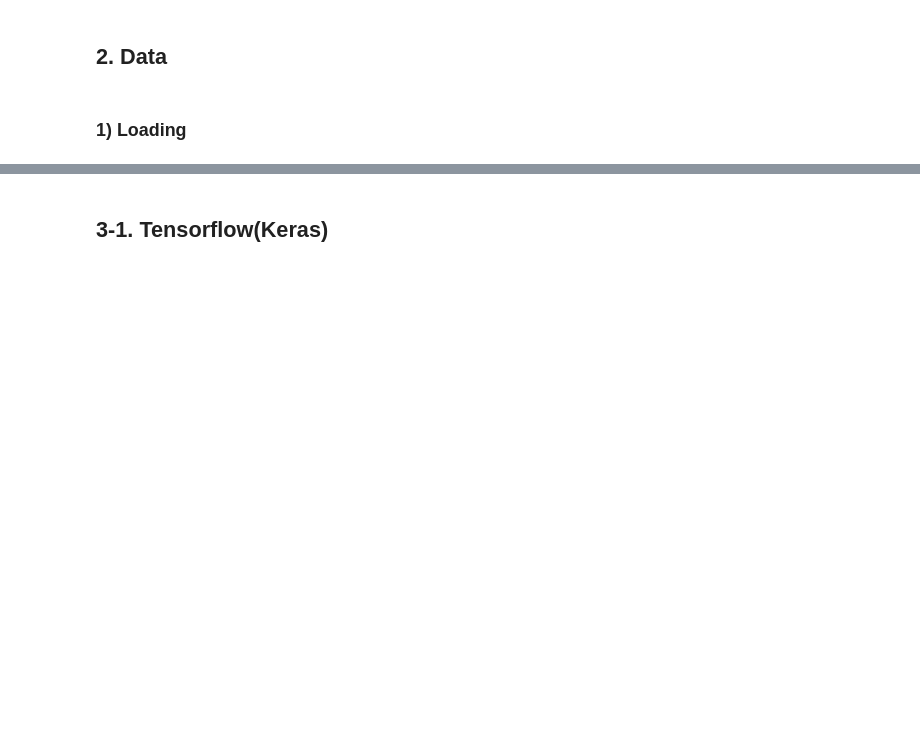
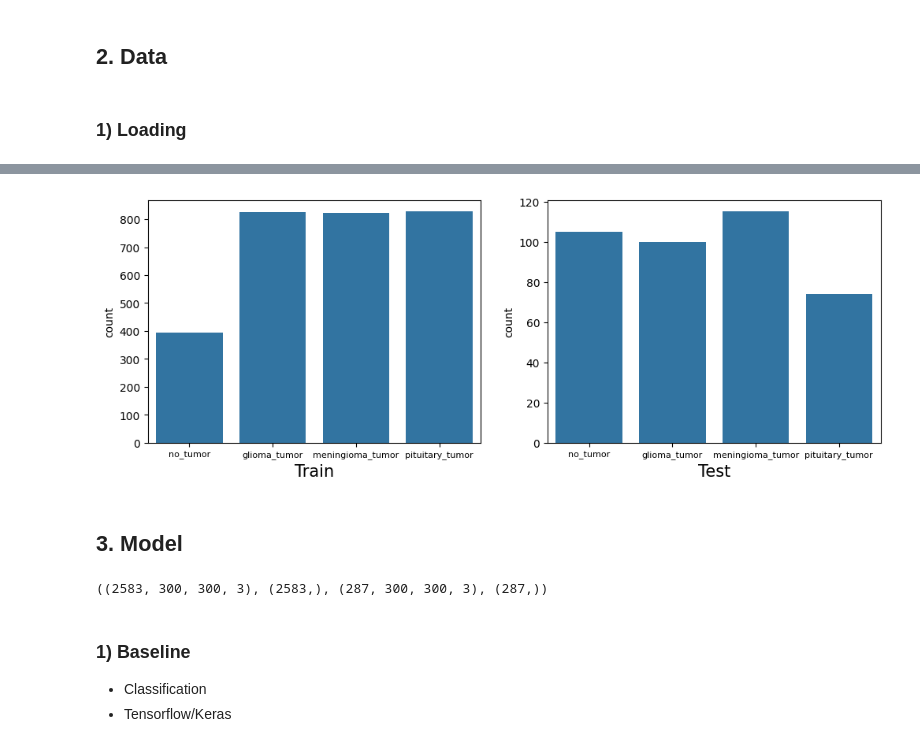
Before and after one commit to Kim-Minhee/ESC, a Jupyter notebook: practice/01_Brain Tumor Detection- Keras&Pytorch 🧠🧠.ipynb, the cells around one changed output, grey strips where cells are left out. Saved outputs shown, nothing was run; the diff lists cells and outputs as text; code cells hidden in the pictures; blank space fills up the shorter version.

Commit message:
model_baseline

```diff
--- a/practice/01_Brain Tumor Detection- Keras&Pytorch 🧠🧠.ipynb
+++ b/practice/01_Brain Tumor Detection- Keras&Pytorch 🧠🧠.ipynb
@@ -98,0 +91,20 @@ FileNotFoundError: [WinError 3] 지정된 경로를 찾을 수 없습니다: '/d
+# %%
+# test dataset
+test_img = []
+test_label = []
+
+tqdm_label = tqdm(os.listdir(TEST_PATH))
+for label in tqdm_label:
+    tqdm_image = tqdm(os.listdir(TEST_PATH+'/'+label))
+    for image in tqdm_image:
+        img = cv2.imread(TEST_PATH+'/'+label+'/'+image)
+        img_resized = cv2.resize(img, (img_size, img_size))
+        test_img.append(img_resized)
+        test_label.append(label)
+    tqdm_image.close()
+tqdm_label.close()
+
+test_img = np.array(test_img)
+
+print('Shape of test_img:', test_img.shape)
+print('Size of test_label:', len(test_label))
@@ -99,2 +183,27 @@ FileNotFoundError: [WinError 3] 지정된 경로를 찾을 수 없습니다: '/d
+# %%
+# label별 개수 비교
+plt.figure(figsize=(12, 4))
+xlabel = ['Train', 'Test']
+
+for idx, data in enumerate([train_label, test_label]):
+    plt.subplot(1, 2, idx+1)
+    sns.countplot(x=data, order=['no_tumor', 'glioma_tumor', 'meningioma_tumor', 'pituitary_tumor'])
+    plt.xlabel(xlabel[idx], fontsize=15)
+    plt.xticks(fontsize=8)
+
+plt.show()
+# %% [output]
+[figure, added]
+# %% [markdown]
+## 3. Model
+# %%
+# train data split
+train_x, val_x, train_y, val_y = train_test_split(train_img, np.array(train_label), test_size=0.1)
+train_x.shape, train_y.shape, val_x.shape, val_y.shape
+# %% [output]
+((2583, 300, 300, 3), (2583,), (287, 300, 300, 3), (287,))
 # %% [markdown]
-## 3-1. Tensorflow(Keras)
+### 1) Baseline
+
+* Classification
+* Tensorflow/Keras
```
Also changed, not shown: parts of 21 cells of this notebook.
